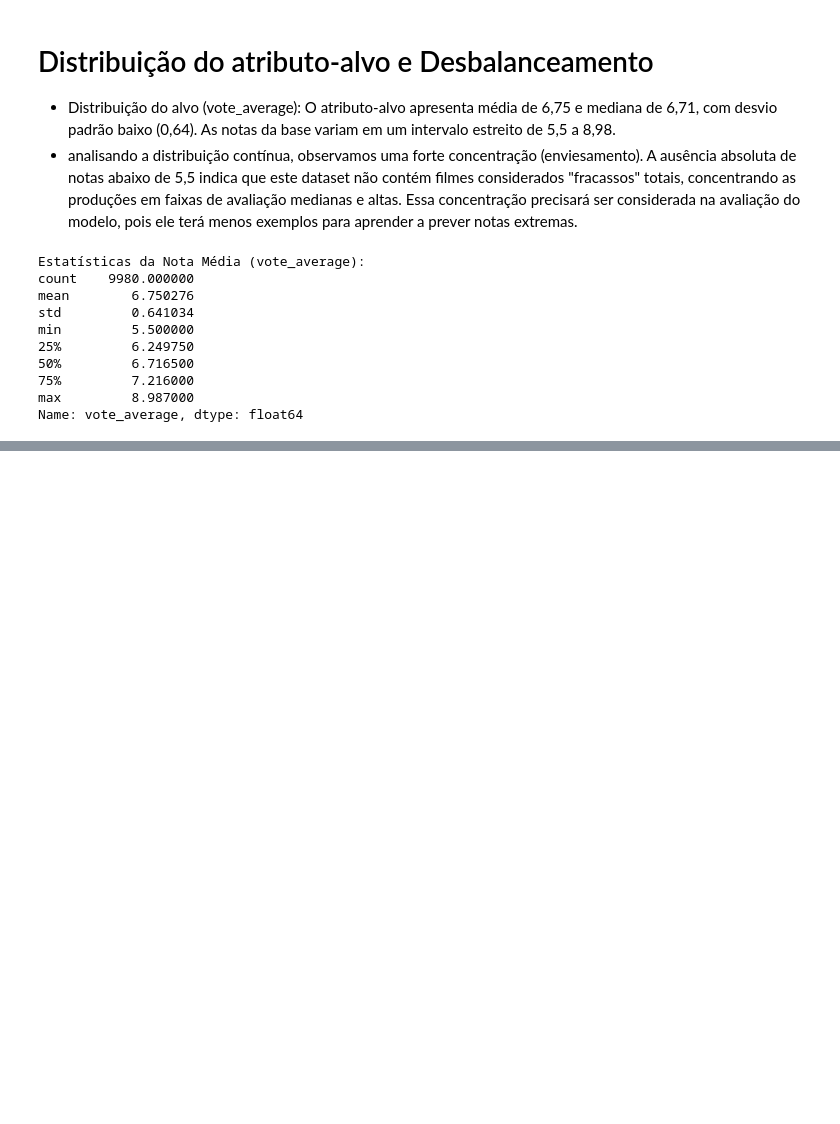
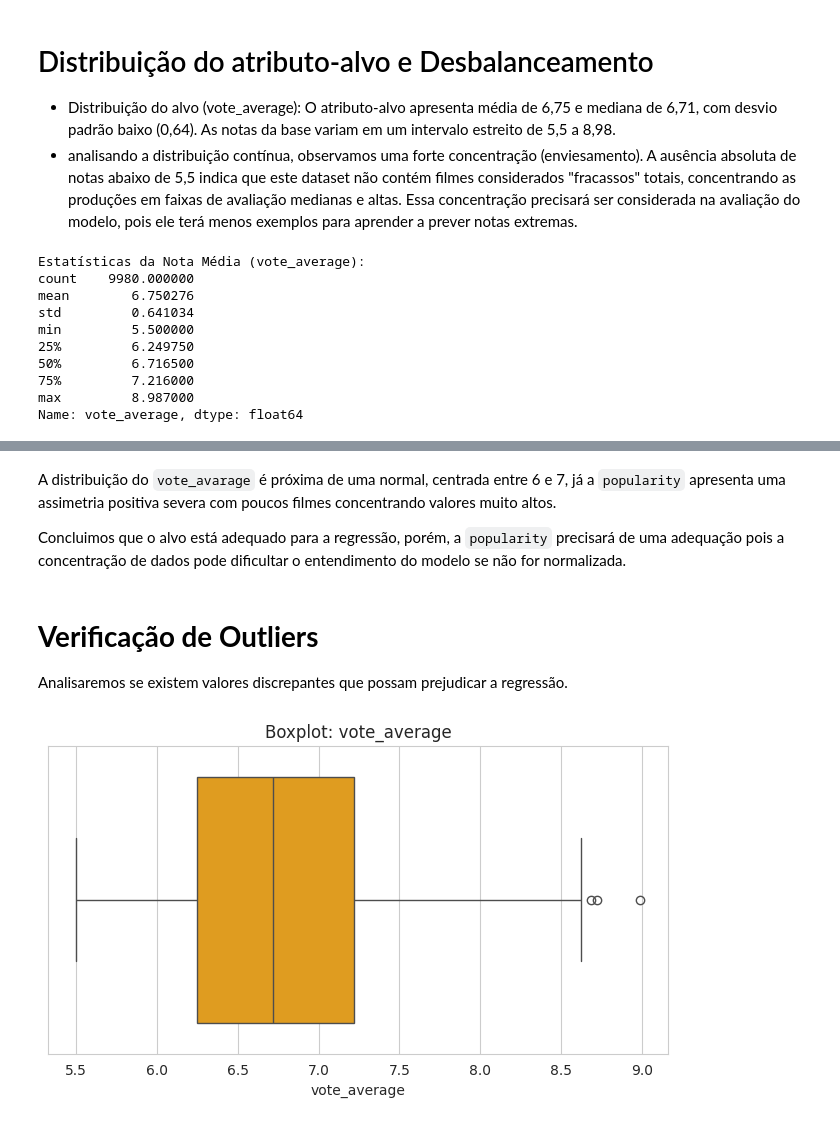
Before and after one commit to henric00/PROJETO_IA, a Jupyter notebook: Projeto_Final.ipynb, the cells around one changed output, grey strips where cells are left out. Cells and saved outputs as stored; diff of their text form; code cells hidden in the pictures; blank space fills up the shorter version.

Commit message:
5.3 análises adequadas ao conjunto de dados

```diff
--- a/Projeto_Final.ipynb
+++ b/Projeto_Final.ipynb
@@ -129,0 +159,14 @@ Name: vote_average, dtype: float64
+# %% [markdown]
+A distribuição do `vote_avarage` é próxima de uma normal, centrada entre 6 e 7, já a `popularity` apresenta uma assimetria positiva severa com poucos filmes concentrando valores muito altos.
+
+Concluimos que o alvo está adequado para a regressão, porém, a `popularity` precisará de uma adequação pois a concentração de dados pode dificultar o entendimento do modelo se não for normalizada.
+# %% [markdown]
+# **Verificação de Outliers**
+Analisaremos se existem valores discrepantes que possam prejudicar a regressão.
+# %%
+plt.figure(figsize=(8, 4))
+sns.boxplot(x=df['vote_average'], color='orange')
+plt.title('Boxplot: vote_average')
+plt.show()
+# %% [output]
+[figure, added]
```
Also changed, not shown: parts of 15 cells of this notebook.
